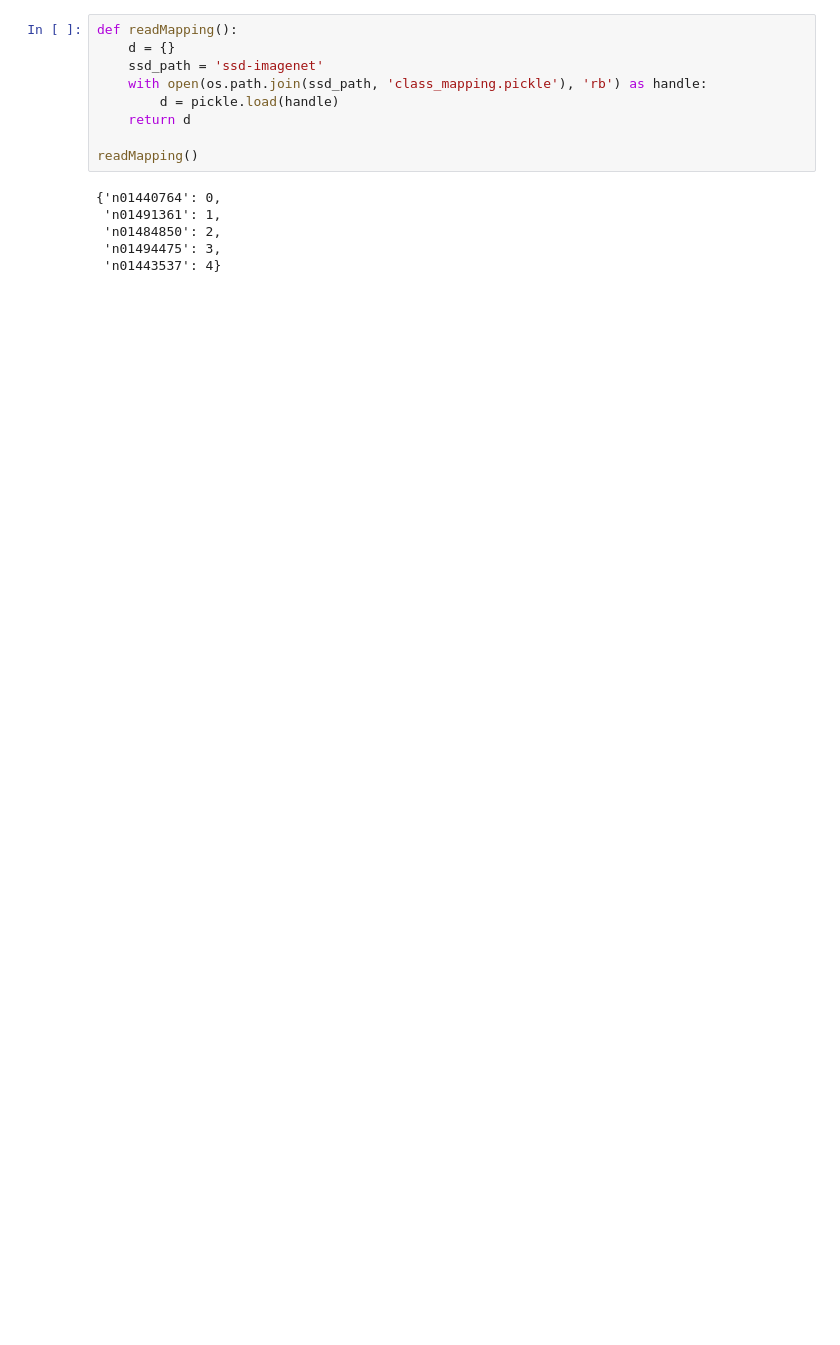
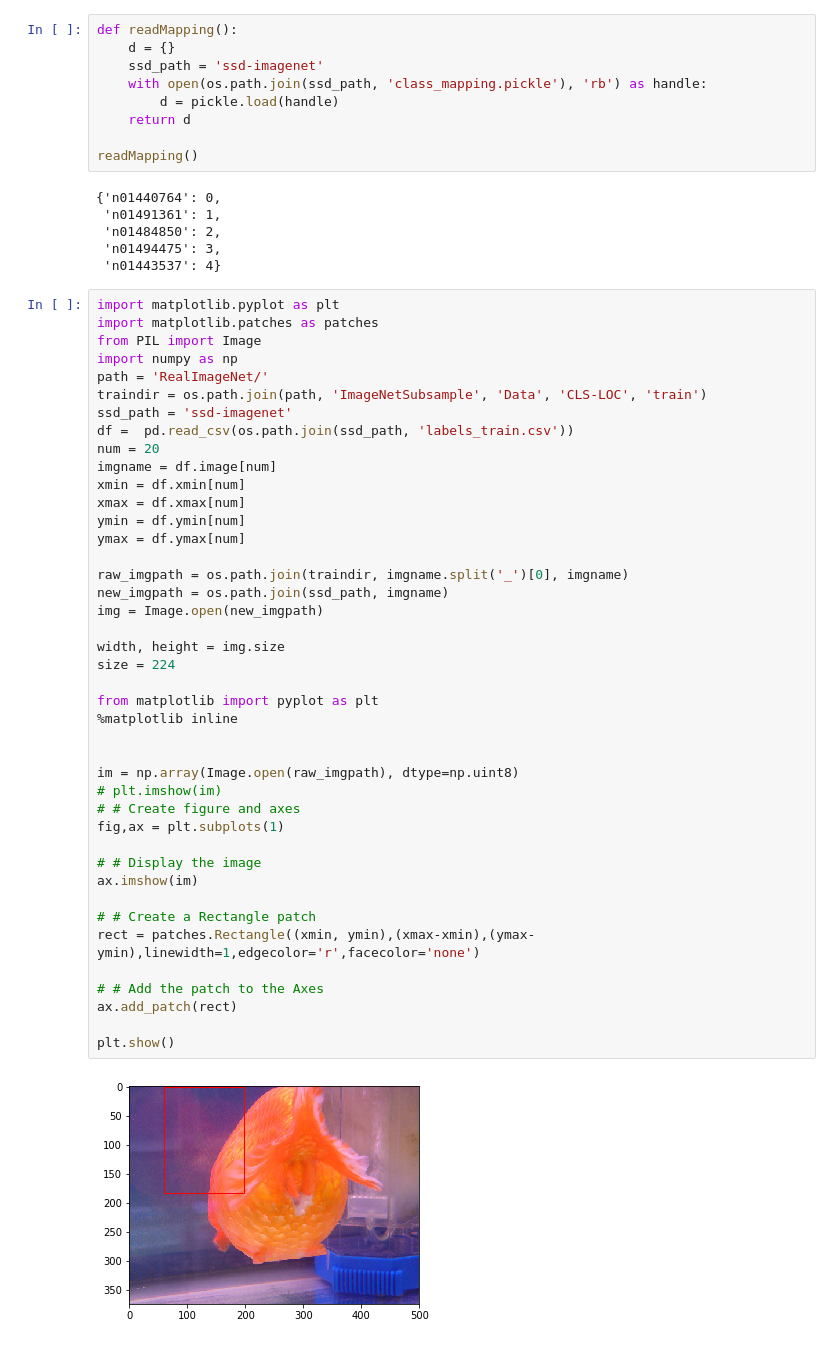
Before and after one commit to alswilli/Object-Classificaton-and-Localization-on-ImageNet, a Jupyter notebook: prepare-ssd.ipynb, the cells around one changed output. Saved outputs shown, nothing was run; the diff lists cells and outputs as text; blank space fills up the shorter version.

```diff
--- a/prepare-ssd.ipynb
+++ b/prepare-ssd.ipynb
@@ -118,3 +129,47 @@ readMapping()
  'n01484850': 2,
  'n01494475': 3,
  'n01443537': 4}
+# %%
+import matplotlib.pyplot as plt
+import matplotlib.patches as patches
+from PIL import Image
+import numpy as np
+path = 'RealImageNet/'
+traindir = os.path.join(path, 'ImageNetSubsample', 'Data', 'CLS-LOC', 'train')
+ssd_path = 'ssd-imagenet'
+df =  pd.read_csv(os.path.join(ssd_path, 'labels_train.csv'))
+num = 20
+imgname = df.image[num]
+xmin = df.xmin[num]
+xmax = df.xmax[num]
+ymin = df.ymin[num]
+ymax = df.ymax[num]
+
+raw_imgpath = os.path.join(traindir, imgname.split('_')[0], imgname)
+new_imgpath = os.path.join(ssd_path, imgname)
+img = Image.open(new_imgpath)
+
+width, height = img.size
+size = 224
+
+from matplotlib import pyplot as plt
+%matplotlib inline
+
+
+im = np.array(Image.open(raw_imgpath), dtype=np.uint8)
+# plt.imshow(im)
+# # Create figure and axes
+fig,ax = plt.subplots(1)
+
+# # Display the image
+ax.imshow(im)
+
+# # Create a Rectangle patch
+rect = patches.Rectangle((xmin, ymin),(xmax-xmin),(ymax-ymin),linewidth=1,edgecolor='r',facecolor='none')
+
+# # Add the patch to the Axes
+ax.add_patch(rect)
+
+plt.show()
+# %% [output]
+[figure, added]
```
Also changed, not shown: parts of 4 cells of this notebook.
